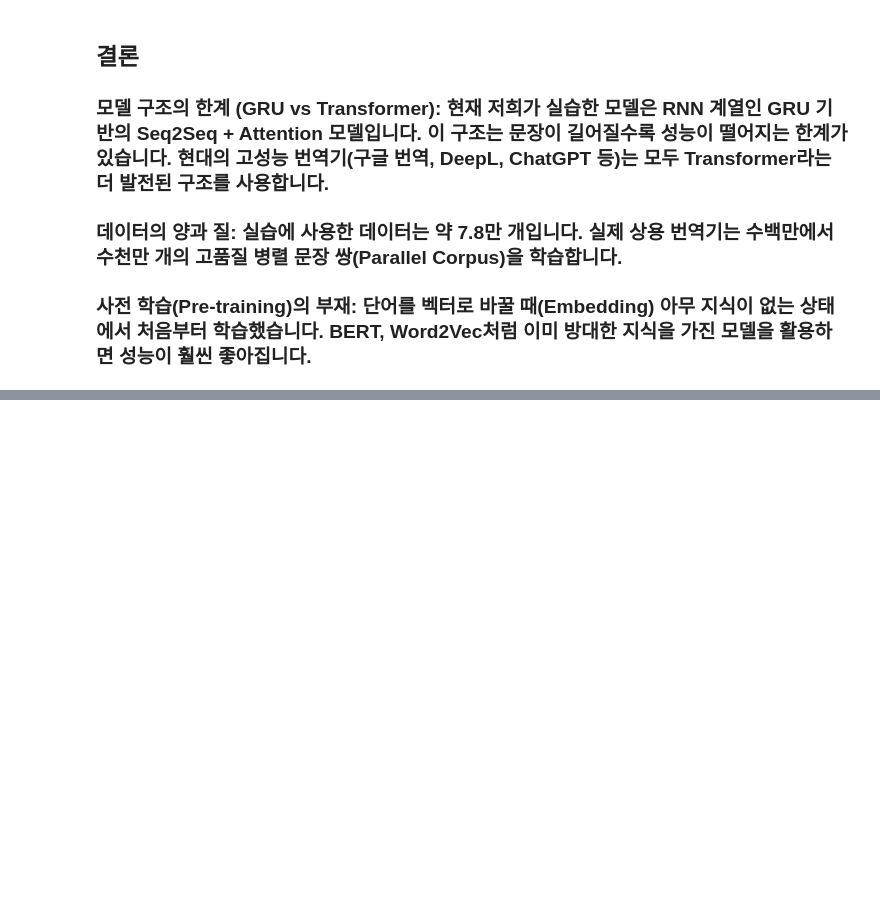
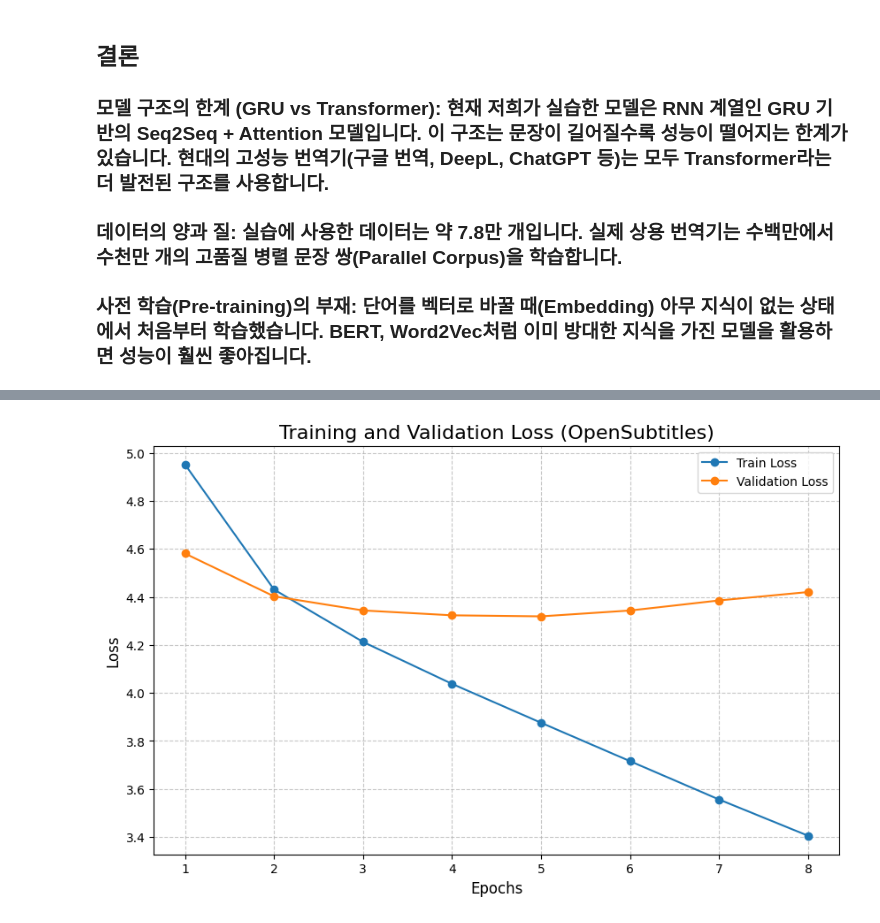
Before and after one commit to todd-jang/AIFFEL_quest_rs, a Jupyter notebook: GoingDeeper/05_Attention/Seq2seq와_Attention[프로젝트]_Seq2seq으로_번역기_만들기.ipynb, the cells around one changed output, grey strips where cells are left out. Cells and saved outputs as stored; diff of their text form; code cells hidden in the pictures; blank space fills up the shorter version.

```diff
--- a/GoingDeeper/05_Attention/Seq2seq와_Attention[프로젝트]_Seq2seq으로_번역기_만들기.ipynb
+++ b/GoingDeeper/05_Attention/Seq2seq와_Attention[프로젝트]_Seq2seq으로_번역기_만들기.ipynb
@@ -2231,0 +2326,13 @@ Predicted translation: ['▁the', '▁death', '▁toll', '▁occurred', '▁.']
+# %%
+# 빠른 학습 및 전처리를 위해 3만 개만 샘플링합니다.
+# 전체 데이터를 사용하려면 이 줄을 주석 처리하고 opus_sample_df = opus_df.copy() 를 사용하세요.
+opus_sample_df = opus_df.sample(30000, random_state=42).reset_index(drop=True)
+
+print("OpenSubtitles 데이터 샘플(3만 개) 전처리 진행 중... (시간이 조금 걸릴 수 있습니다)")
+
+# 이미 정의된 전처리 함수(Okt 형태소 분석기 포함)를 적용합니다.
+opus_sample_df['ko'] = opus_sample_df['ko'].apply(preprocess_korean)
+opus_sample_df['en'] = opus_sample_df['en'].apply(preprocess_english)
+
+print("전처리 완료!")
+display(opus_sample_df.head())
@@ -2231,0 +2414,67 @@ Predicted translation: ['▁the', '▁death', '▁toll', '▁occurred', '▁.']
+# %%
+import torch.optim as optim
+import torch.nn as nn
+import matplotlib.pyplot as plt
+
+# 1. 하이퍼파라미터 설정
+opus_vocab_size = 5000
+emb_dim = 256
+hid_dim = 512
+dropout_rate = 0.5
+EPOCHS = 15
+patience = 3
+
+# 2. 모델 초기화 (이전에 성능이 좋았던 양방향 BiEncoder 사용)
+opus_encoder = BiEncoder(opus_vocab_size, emb_dim, hid_dim, dropout_p=dropout_rate).to(device)
+opus_attention = BahdanauAttention(hid_dim).to(device)
+opus_decoder = Decoder(opus_vocab_size, emb_dim, hid_dim, opus_attention, dropout_p=dropout_rate).to(device)
+opus_model = Seq2SeqAttention(opus_encoder, opus_decoder, device).to(device)
+
+# 3. Optimizer 및 Loss 설정
+opus_optimizer = optim.Adam(opus_model.parameters(), lr=5e-4)
+opus_criterion = nn.CrossEntropyLoss(ignore_index=0) # 패딩(0)은 무시
+
+# 4. 학습 진행 (Early Stopping 적용)
+opus_train_history = []
+opus_valid_history = []
+best_valid_loss = float('inf')
+patience_counter = 0
+
+print("OpenSubtitles 데이터셋으로 번역 모델 학습을 시작합니다! (Bi-directional, Early Stopping)")
+for epoch in range(EPOCHS):
+    train_loss = train_step(opus_model, opus_train_loader, opus_optimizer, opus_criterion, epoch)
+    valid_loss = eval_step(opus_model, opus_valid_loader, opus_optimizer, opus_criterion)
+
+    opus_train_history.append(train_loss)
+    opus_valid_history.append(valid_loss)
+
+    print(f'Epoch {epoch+1}/{EPOCHS}, Train Loss: {train_loss:.4f}, Validation Loss: {valid_loss:.4f}')
+
+    # Early Stopping 로직
+    if valid_loss < best_valid_loss:
+        best_valid_loss = valid_loss
+        patience_counter = 0
+        torch.save(opus_model.state_dict(), 'best_opus_model.pt')
+    else:
+        patience_counter += 1
+        print(f'Early Stopping Patience: {patience_counter}/{patience}')
+        if patience_counter >= patience:
+            print("Validation Loss가 개선되지 않아 조기 종료(Early Stopping)합니다!")
+            break
+
+# 최고 성능 모델 로드
+print("\n최고 성능의 모델 가중치를 불러옵니다.")
+opus_model.load_state_dict(torch.load('best_opus_model.pt', weights_only=True))
+
+# === Train / Validation Loss 시각화 ===
+plt.figure(figsize=(10, 6))
+plt.plot(range(1, len(opus_train_history) + 1), opus_train_history, label='Train Loss', marker='o')
+plt.plot(range(1, len(opus_valid_history) + 1), opus_valid_history, label='Validation Loss', marker='o')
+
+plt.title('Training and Validation Loss (OpenSubtitles)', fontsize=16)
+plt.xlabel('Epochs', fontsize=12)
+plt.ylabel('Loss', fontsize=12)
+plt.legend()
+plt.grid(True, linestyle='--', alpha=0.7)
+plt.show()
+# %% [output]
@@ -2231,0 +2496 @@ Predicted translation: ['▁the', '▁death', '▁toll', '▁occurred', '▁.']
+[figure, added]
```
Also changed, not shown: parts of 18 cells of this notebook.
